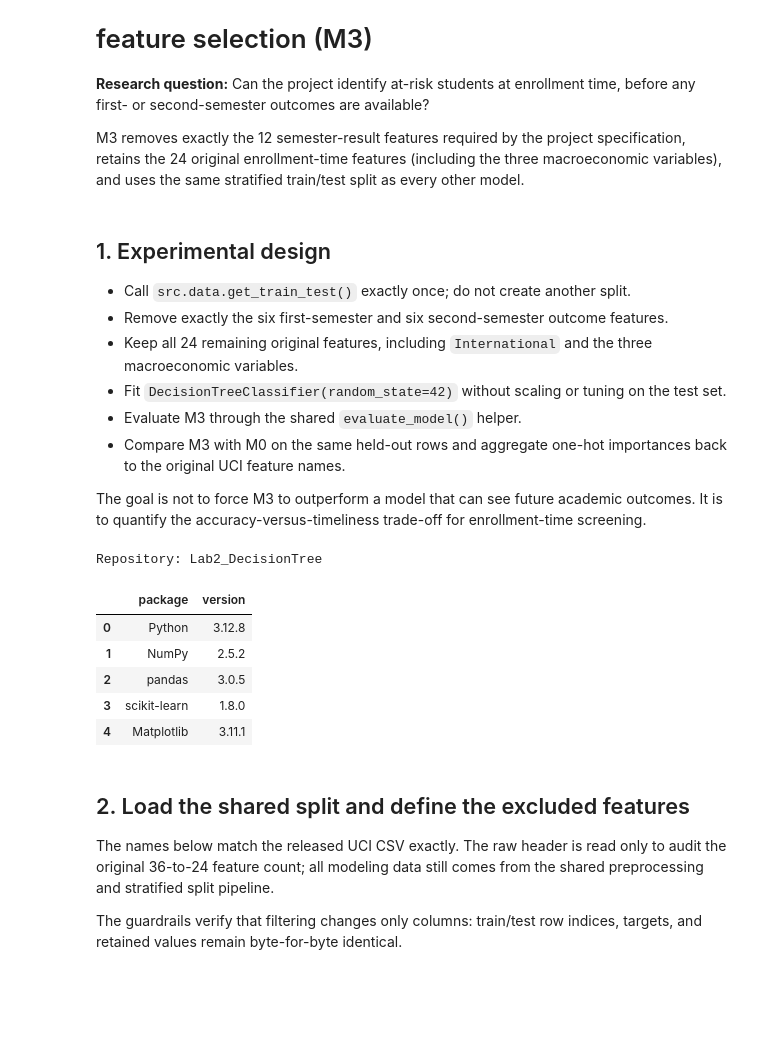
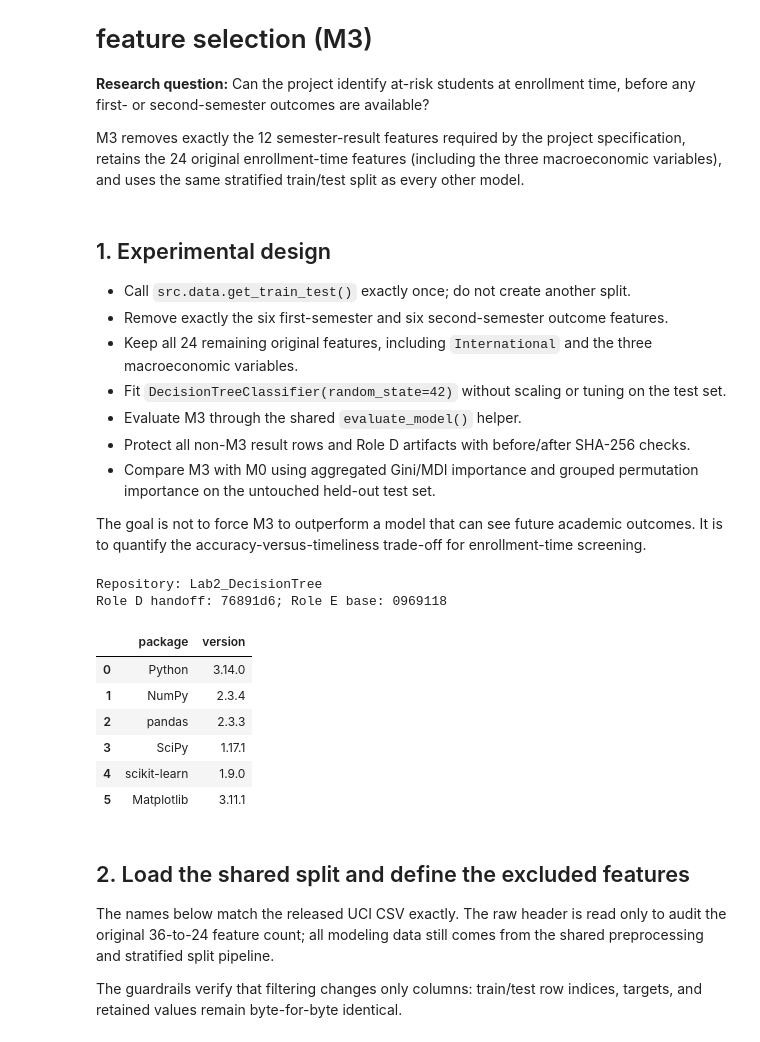
Before and after one commit to thphuc06/Lab2_DecisionTree, a Jupyter notebook: notebooks/05_improve_features.ipynb, the cells around one changed output. Drawn from its saved outputs; the diff is of its cells as text; code cells hidden in the pictures; blank space fills up the shorter version.

Commit message:
[E] Finalize reproducible M3 and grouped feature analysis

```diff
--- a/notebooks/05_improve_features.ipynb
+++ b/notebooks/05_improve_features.ipynb
@@ -12,12 +12,14 @@ M3 removes exactly the 12 semester-result features required by the project speci
 - Keep all 24 remaining original features, including `International` and the three macroeconomic variables.
 - Fit `DecisionTreeClassifier(random_state=42)` without scaling or tuning on the test set.
 - Evaluate M3 through the shared `evaluate_model()` helper.
-- Compare M3 with M0 on the same held-out rows and aggregate one-hot importances back to the original UCI feature names.
+- Protect all non-M3 result rows and Role D artifacts with before/after SHA-256 checks.
+- Compare M3 with M0 using aggregated Gini/MDI importance and grouped permutation importance on the untouched held-out test set.
 
 The goal is not to force M3 to outperform a model that can see future academic outcomes. It is to quantify the accuracy-versus-timeliness trade-off for enrollment-time screening.
 # %%
 %matplotlib inline
 
+import csv
 import platform
 import sys
 from pathlib import Path
@@ -26,51 +28,76 @@ import matplotlib
 import matplotlib.pyplot as plt
 import numpy as np
 import pandas as pd
+import scipy
 import sklearn
 from IPython.display import Image, display
+from sklearn.metrics import accuracy_score
 from sklearn.tree import DecisionTreeClassifier
 
 
 def find_repo_root(start: Path | None = None) -> Path:
     """Return the nearest ancestor containing the shared data pipeline."""
     start = (start or Path.cwd()).resolve()
     for candidate in (start, *start.parents):
         if (candidate / "src" / "data.py").is_file():
             return candidate
     raise FileNotFoundError("Could not find the repository root containing src/data.py")
 
 
 REPO_ROOT = find_repo_root()
 if str(REPO_ROOT) not in sys.path:
     sys.path.insert(0, str(REPO_ROOT))
 
 from src.data import ONE_HOT_COLS, get_train_test
 from src.evaluate import RESULT_COLUMNS, evaluate_model
 from src.visualize import plot_tree_figure
 
 FIGURES_DIR = REPO_ROOT / "figures"
 OUTPUTS_DIR = REPO_ROOT / "outputs"
 RESULTS_PATH = OUTPUTS_DIR / "results.csv"
+ROLE_D_HANDOFF_COMMIT = "76891d6"
+ROLE_E_BASE_COMMIT = "0969118"
+EXPECTED_ENVIRONMENT = {
+    "Python": "3.14.0",
+    "NumPy": "2.3.4",
+    "pandas": "2.3.3",
+    "SciPy": "1.17.1",
+    "scikit-learn": "1.9.0",
+    "Matplotlib": "3.11.1",
+}
+actual_environment = {
+    "Python": platform.python_version(),
+    "NumPy": np.__version__,
+    "pandas": pd.__version__,
+    "SciPy": scipy.__version__,
+    "scikit-learn": sklearn.__version__,
+    "Matplotlib": matplotlib.__version__,
+}
+assert actual_environment == EXPECTED_ENVIRONMENT, (
+    f"Canonical environment required before training or artifact writes. "
+    f"Expected {EXPECTED_ENVIRONMENT}, got {actual_environment}."
+)
+
 FIGURES_DIR.mkdir(parents=True, exist_ok=True)
 OUTPUTS_DIR.mkdir(parents=True, exist_ok=True)
 
 environment_versions = pd.DataFrame({
-    "package": ["Python", "NumPy", "pandas", "scikit-learn", "Matplotlib"],
-    "version": [
-        platform.python_version(), np.__version__, pd.__version__,
-        sklearn.__version__, matplotlib.__version__,
-    ],
+    "package": list(actual_environment),
+    "version": list(actual_environment.values()),
 })
 print(f"Repository: {REPO_ROOT.name}")
+print(f"Role D handoff: {ROLE_D_HANDOFF_COMMIT}; Role E base: {ROLE_E_BASE_COMMIT}")
 display(environment_versions)
 # %% [output]
 Repository: Lab2_DecisionTree
+Role D handoff: 76891d6; Role E base: 0969118
 |  | package | version |
-| 0 | Python | 3.12.8 |
-| 1 | NumPy | 2.5.2 |
-| 2 | pandas | 3.0.5 |
-| 3 | scikit-learn | 1.8.0 |
-| 4 | Matplotlib | 3.11.1 |
+| 0 | Python | 3.14.0 |
+| 1 | NumPy | 2.3.4 |
+| 2 | pandas | 2.3.3 |
+| 3 | SciPy | 1.17.1 |
+| 4 | scikit-learn | 1.9.0 |
+| 5 | Matplotlib | 3.11.1 |
 # %% [markdown]
 ## 2. Load the shared split and define the excluded features
 
```
Also changed, not shown: parts of 11 cells of this notebook, 8 other files.
